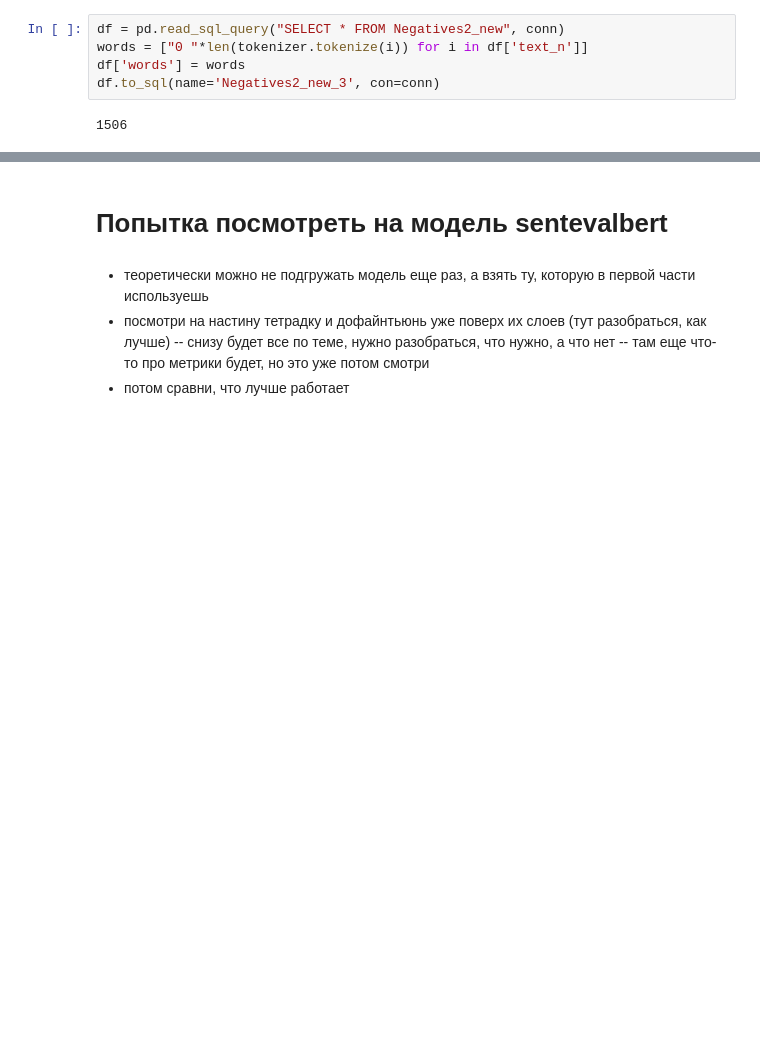
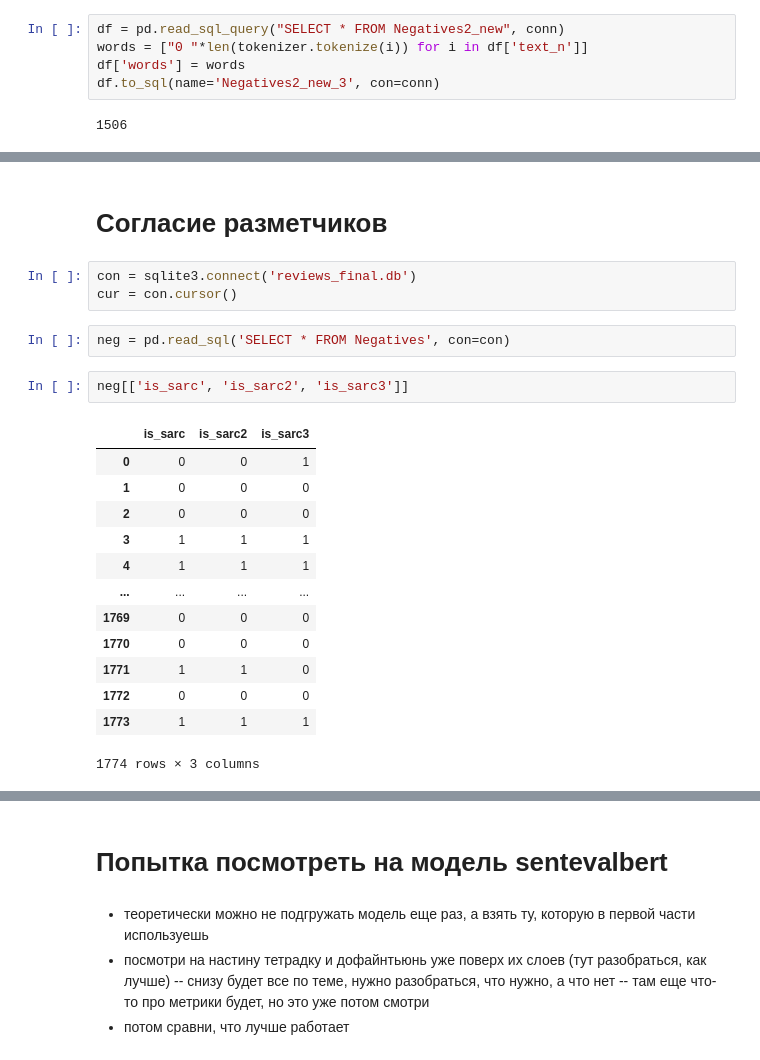
Before and after one commit to MaryObr/coursework, a Jupyter notebook: Coursework.ipynb, the cells around one changed output, grey strips where cells are left out. Cells and saved outputs as stored; diff of their text form; blank space fills up the shorter version.

```diff
--- a/Coursework.ipynb
+++ b/Coursework.ipynb
@@ -465,0 +559,23 @@ df.to_sql(name='Negatives2_new_3', con=conn)
+# %% [markdown]
+# Согласие разметчиков
+# %%
+con = sqlite3.connect('reviews_final.db')
+cur = con.cursor()
+# %%
+neg = pd.read_sql('SELECT * FROM Negatives', con=con)
+# %%
+neg[['is_sarc', 'is_sarc2', 'is_sarc3']]
+# %% [output]
+|  | is_sarc | is_sarc2 | is_sarc3 |
+| 0 | 0 | 0 | 1 |
+| 1 | 0 | 0 | 0 |
+| 2 | 0 | 0 | 0 |
+| 3 | 1 | 1 | 1 |
+| 4 | 1 | 1 | 1 |
+| ... | ... | ... | ... |
+| 1769 | 0 | 0 | 0 |
+| 1770 | 0 | 0 | 0 |
+| 1771 | 1 | 1 | 0 |
+| 1772 | 0 | 0 | 0 |
+| 1773 | 1 | 1 | 1 |
+1774 rows × 3 columns
```
Also changed, not shown: parts of 19 cells of this notebook.
